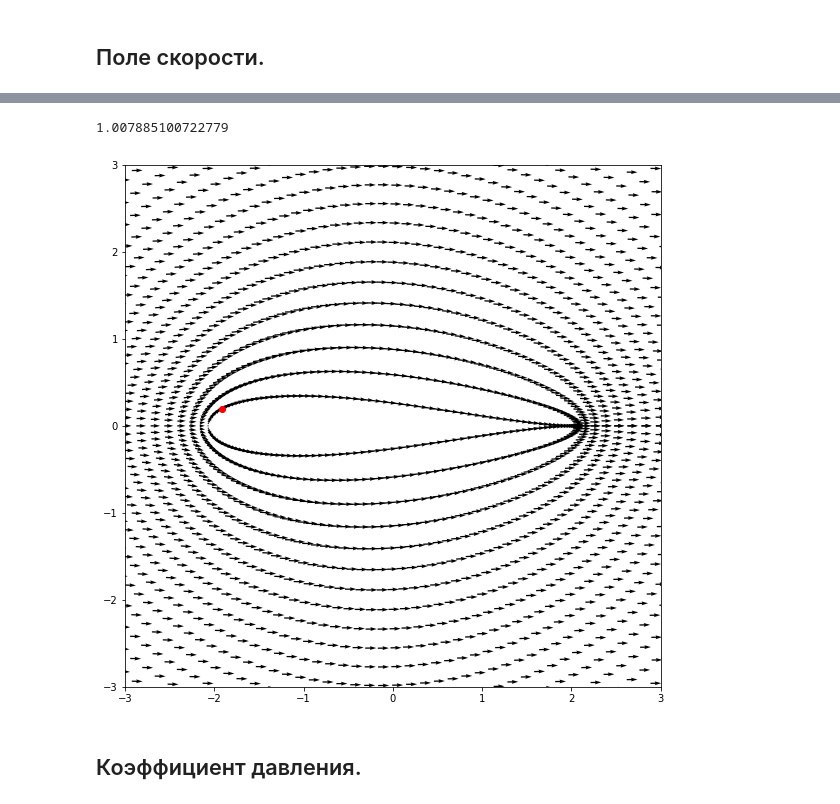
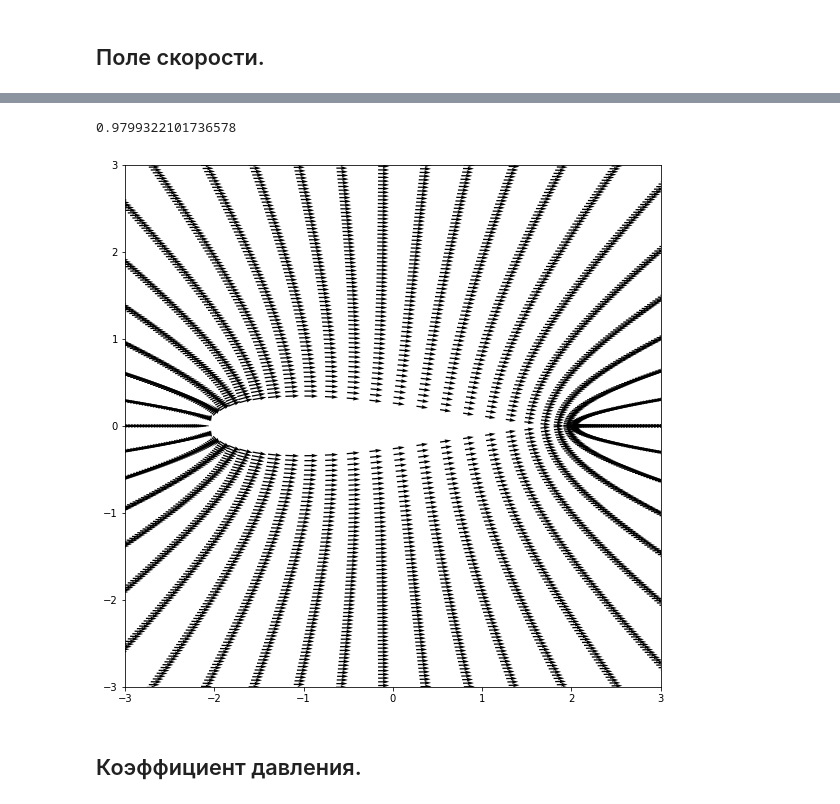
Before and after one commit to EvgrafovMichail/AeroHomeworks, a Jupyter notebook: 6lesson_homework/draft.ipynb, the cells around one changed output, grey strips where cells are left out. Cells and saved outputs as stored; diff of their text form; code cells hidden in the pictures.

```diff
--- a/6lesson_homework/draft.ipynb
+++ b/6lesson_homework/draft.ipynb
@@ -19,7 +19,7 @@ def transform(z, c):
 phis = np.linspace(phi_beg, phi_end, N_rad)
 rs = np.linspace(r_beg, r_end, N_trans)
 
-PHIS, RS = np.meshgrid(phis, rs)
+RS, PHIS = np.meshgrid(rs, phis)
 
 X0, Y0 = RS * np.cos(PHIS) + xc, RS * np.sin(PHIS) + yc
 Z = transform(X0 + Y0 * 1j, c)
@@ -74,7 +87,7 @@ def get_velocity_doublet(strength, xd, yd, X, Y):
     return u, v
 # %%
 u0_d, v0_d = get_velocity_doublet(kappa, xc, yc, X0, Y0)
-u0_s = u_inf * np.ones((N_trans, N_rad))
+u0_s = u_inf * np.ones((N_rad, N_trans))
 u0, v0 = u0_d + u0_s, v0_d
 # %%
 fig, ax = plt.subplots(figsize=(9.6, 9.6))
@@ -92,15 +105,15 @@ v1 = -vz.imag
 # %%
 fig, ax = plt.subplots(figsize=(9.6, 9.6))
 
-ax.quiver(X1[::5], Y1[::5], u1[::5], v1[::5], scale=50)
+ax.quiver(X1[::3], Y1[::3], u1[::3], v1[::3], scale=50)
 ax.scatter(X1[0][62], Y1[0][62], color='r')
 ax.set_xlim(-3, 3)
 ax.set_ylim(-3, 3)
 
-print(np.sqrt(u1[0][62] ** + v1[0][62] ** 2))
+print(np.sqrt(u1[0][62] ** 2 + v1[0][62] ** 2))
 # %% [output]
-1.007885100722779
+0.9799322101736578
-[figure, old version]
+[figure, new version]
 # %% [markdown]
 ## Коэффициент давления.
 # %%
```
Also changed, not shown: parts of 9 cells of this notebook.
